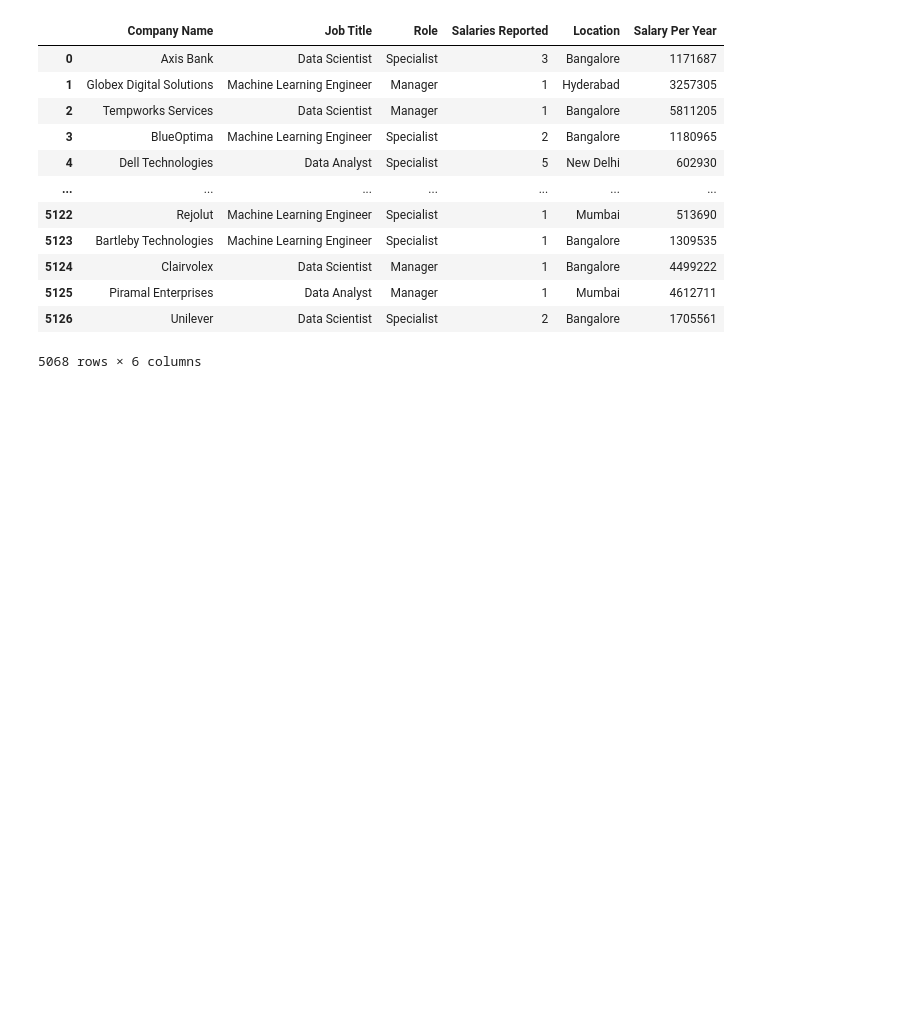
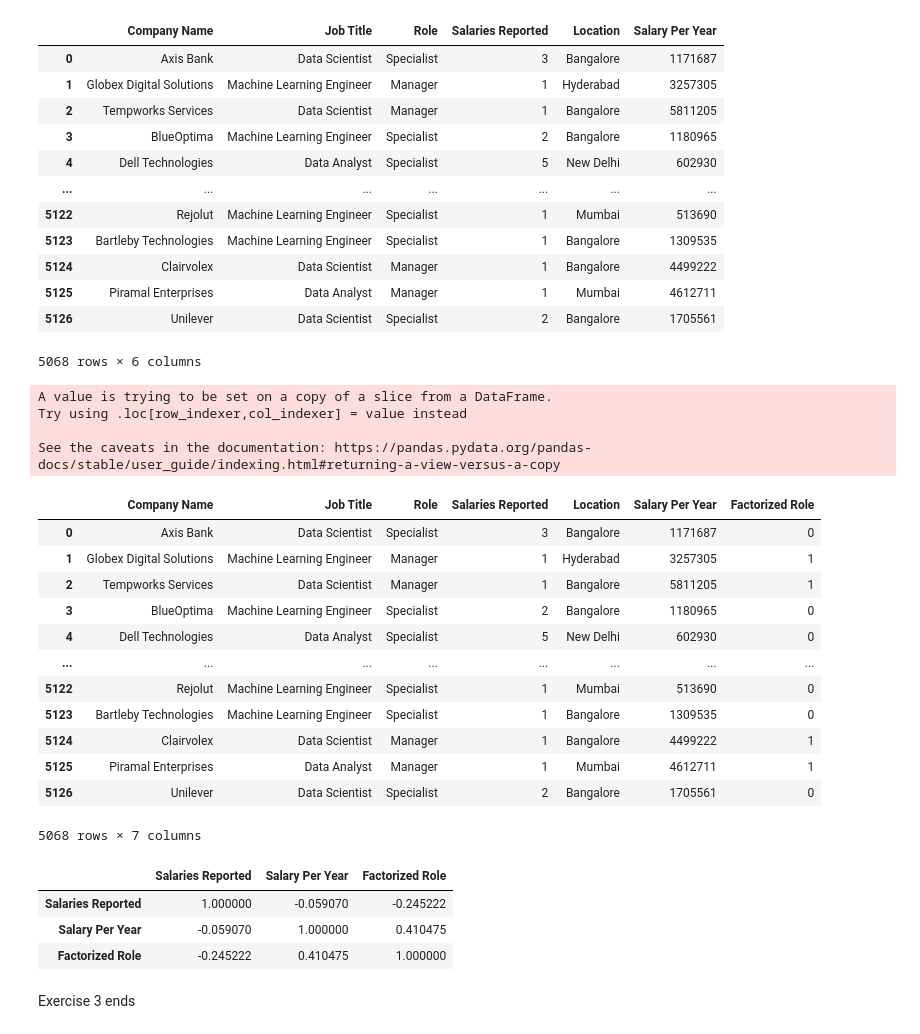
Before and after one commit to ehellgre/data-analytics-2024, a Jupyter notebook: exercise-set-2.ipynb, the cells around one changed output. Saved outputs shown, nothing was run; the diff lists cells and outputs as text; code cells hidden in the pictures; blank space fills up the shorter version.

Commit message:
exercise set 2: rest of 3 (3/3, finished)

```diff
--- a/exercise-set-2.ipynb
+++ b/exercise-set-2.ipynb
@@ -369,0 +368,50 @@ salaries_df_removed_outliers
+# %%
+# Factorize the Role-column, and add the new column to the DataFrame.
+
+#label1, unique1 = pd.factorize(['b', 'd', 'd', 'c', 'a', 'c', 'a', 'b'], sort = True)
+#1 print("\n\nNumeric Representation : \n", label1)
+#2 print("Unique Values : \n", unique1)
+# 1 => [1 3 3 2 0 2 0 1]
+# 2 => ['a' 'b' 'c' 'd'] (sort = False => [b d c a])
+
+label_role, unique_role = pd.factorize(salaries_df_removed_outliers['Role'])
+salaries_df_removed_outliers['Factorized Role'] = label_role
+salaries_df_removed_outliers
+# %% [output]
+A value is trying to be set on a copy of a slice from a DataFrame.
+Try using .loc[row_indexer,col_indexer] = value instead
+
+See the caveats in the documentation: https://pandas.pydata.org/pandas-docs/stable/user_guide/indexing.html#returning-a-view-versus-a-copy
+|  | Company Name | Job Title | Role | Salaries Reported | Location | Salary Per Year | Factorized Role |
+| 0 | Axis Bank | Data Scientist | Specialist | 3 | Bangalore | 1171687 | 0 |
+| 1 | Globex Digital Solutions | Machine Learning Engineer | Manager | 1 | Hyderabad | 3257305 | 1 |
+| 2 | Tempworks Services | Data Scientist | Manager | 1 | Bangalore | 5811205 | 1 |
+| 3 | BlueOptima | Machine Learning Engineer | Specialist | 2 | Bangalore | 1180965 | 0 |
+| 4 | Dell Technologies | Data Analyst | Specialist | 5 | New Delhi | 602930 | 0 |
+| ... | ... | ... | ... | ... | ... | ... | ... |
+| 5122 | Rejolut | Machine Learning Engineer | Specialist | 1 | Mumbai | 513690 | 0 |
+| 5123 | Bartleby Technologies | Machine Learning Engineer | Specialist | 1 | Bangalore | 1309535 | 0 |
+| 5124 | Clairvolex | Data Scientist | Manager | 1 | Bangalore | 4499222 | 1 |
+| 5125 | Piramal Enterprises | Data Analyst | Manager | 1 | Mumbai | 4612711 | 1 |
+| 5126 | Unilever | Data Scientist | Specialist | 2 | Bangalore | 1705561 | 0 |
+5068 rows × 7 columns
+# %%
+#Finally, check out the correlations. Does anything correlate with anything? Can we make any assumptions?
+# df.corr(method="spearman")
+
+# take only numeric values
+salaries_df_removed_outliers_numeric_vals = salaries_df_removed_outliers.select_dtypes(include='number')
+salaries_df_removed_outliers_numeric_vals
+
+check_correlations = salaries_df_removed_outliers_numeric_vals.corr(method="spearman")
+check_correlations
+
+# RESULT: Factorized Role and Salary Per Year has weak corr, but there is some
+#         Everything else has a negative correlation, which means that there is not correlation at all (excluding the matching pairs like Salaries Reported - Salaries Reported)
+# %% [output]
+|  | Salaries Reported | Salary Per Year | Factorized Role |
+| Salaries Reported | 1.000000 | -0.059070 | -0.245222 |
+| Salary Per Year | -0.059070 | 1.000000 | 0.410475 |
+| Factorized Role | -0.245222 | 0.410475 | 1.000000 |
+# %% [markdown]
+Exercise 3 ends
```
Also changed, not shown: parts of 1 cell of this notebook.
